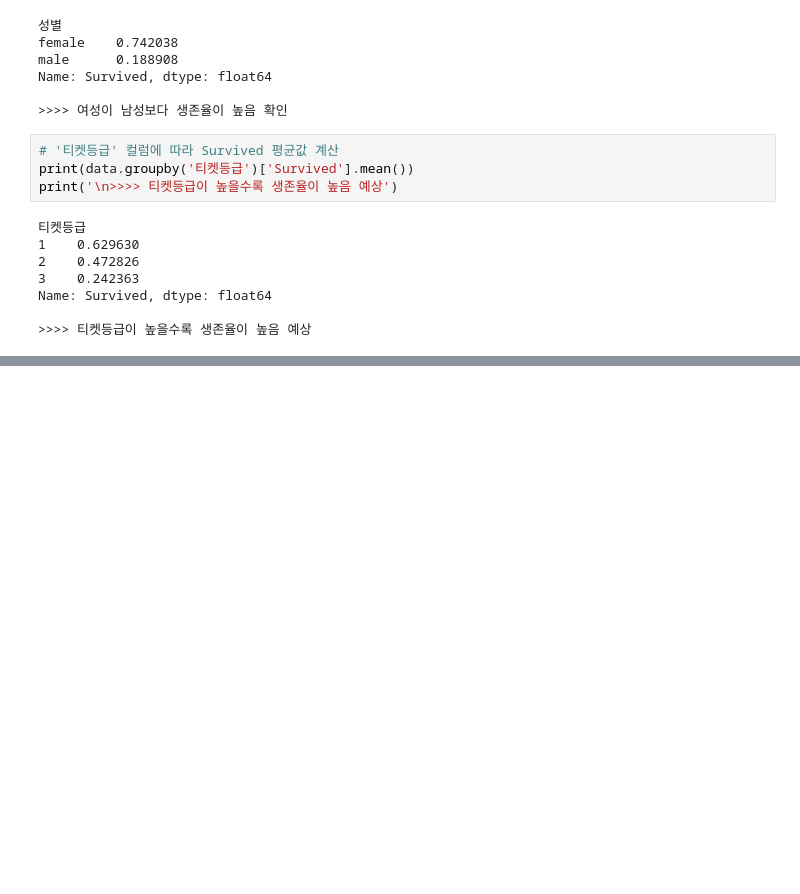
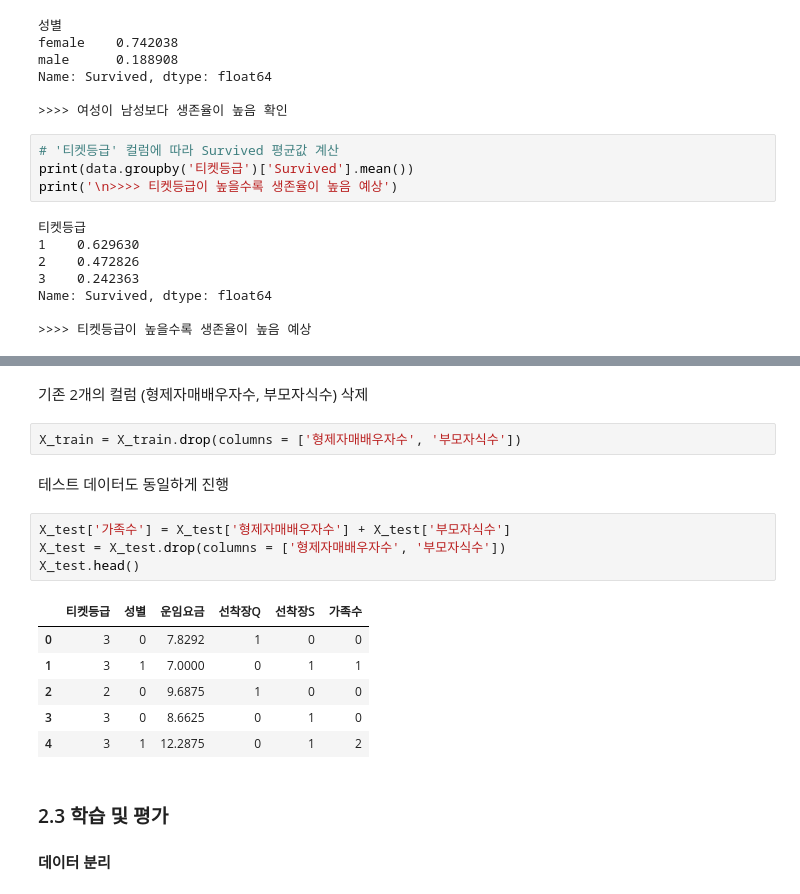
Before and after one commit to eseulLee/python, a Jupyter notebook: study_part05_2.ipynb, the cells around one changed output, grey strips where cells are left out. Cells and saved outputs as stored; diff of their text form; blank space fills up the shorter version.

```diff
--- a/study_part05_2.ipynb
+++ b/study_part05_2.ipynb
@@ -172,0 +331,21 @@ Name: Survived, dtype: float64
+# %% [markdown]
+기존 2개의 컬럼 (형제자매배우자수, 부모자식수) 삭제
+# %%
+X_train = X_train.drop(columns = ['형제자매배우자수', '부모자식수'])
+# %% [markdown]
+테스트 데이터도 동일하게 진행
+# %%
+X_test['가족수'] = X_test['형제자매배우자수'] + X_test['부모자식수']
+X_test = X_test.drop(columns = ['형제자매배우자수', '부모자식수'])
+X_test.head()
+# %% [output]
+|  | 티켓등급 | 성별 | 운임요금 | 선착장Q | 선착장S | 가족수 |
+| 0 | 3 | 0 | 7.8292 | 1 | 0 | 0 |
+| 1 | 3 | 1 | 7.0000 | 0 | 1 | 1 |
+| 2 | 2 | 0 | 9.6875 | 1 | 0 | 0 |
+| 3 | 3 | 0 | 8.6625 | 0 | 1 | 0 |
+| 4 | 3 | 1 | 12.2875 | 0 | 1 | 2 |
+# %% [markdown]
+### 2.3 학습 및 평가
+
+#### 데이터 분리
```
Also changed, not shown: parts of 55 cells of this notebook, 2 other files.
